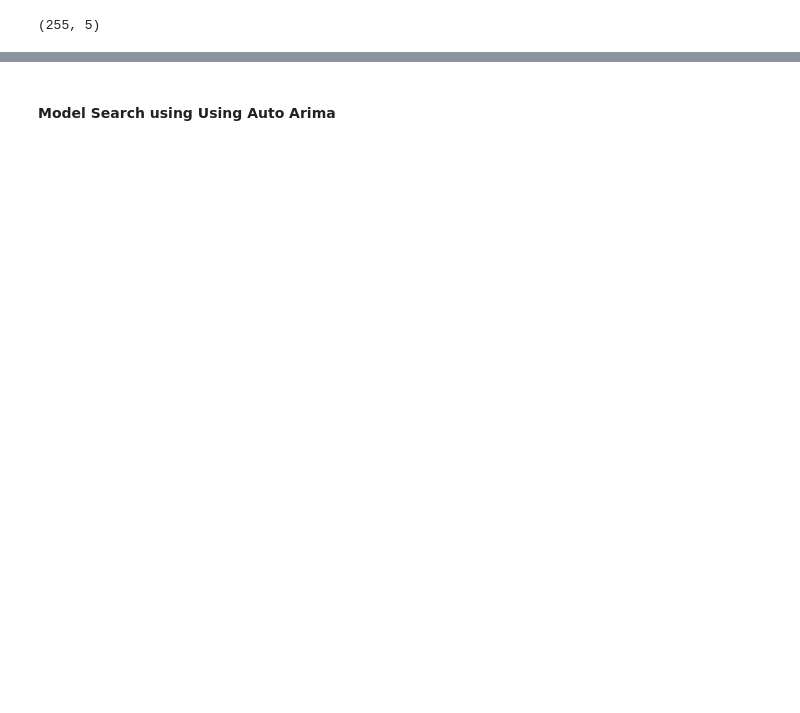
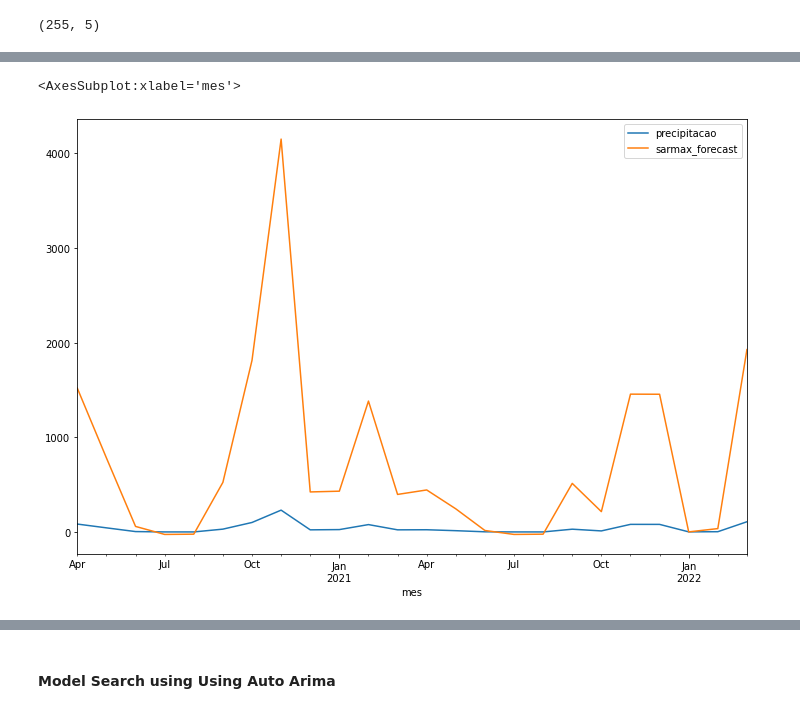
Before and after one commit to ManuelS0usa/TS-Precipitation-Forecast, a Jupyter notebook: ARMA_Models.ipynb, the cells around one changed output, grey strips where cells are left out. Cells and saved outputs as stored; diff of their text form; code cells hidden in the pictures; blank space fills up the shorter version.

```diff
--- a/ARMA_Models.ipynb
+++ b/ARMA_Models.ipynb
@@ -455,0 +487,21 @@ mydata.shape
+# %%
+# https://www.calendarr.com/portugal/estacoes-do-ano/
+
+import datetime
+
+mydata2 = mydata
+mydata2 = mydata2.reset_index()
+mydata2['mes'] = pd.to_datetime(mydata2['mes'], format='%Y-%m-%d')
+print(mydata2)
+
+# primavera 1
+# verao 2
+# outono 3
+# inverno 4
+
+mydata2['estacoes'] = 0
+mydata2['estacoes'].loc[(mydata2['mes'].dt.month >= 4) & (mydata2['mes'].dt.month <= 6)] = 1
+mydata2['estacoes'].loc[(mydata2['mes'].dt.month >= 7) & (mydata2['mes'].dt.month <= 9)] = 2
+mydata2['estacoes'].loc[(mydata2['mes'].dt.month >= 10) & (mydata2['mes'].dt.month <= 12)] = 3
+mydata2['estacoes'].loc[(mydata2['mes'].dt.month >= 1) & (mydata2['mes'].dt.month <= 3)] = 4
+print(mydata2)
@@ -455,0 +530,3 @@ mydata.shape
+# %%
+mydata2 = mydata2.drop('index', axis=1)
+print(mydata2)
@@ -455,0 +535,5 @@ mydata.shape
+# %%
+data_size = mydata2.shape[0]
+train_data_x = mydata2.iloc[:(data_size - fh)]
+test_data_x = mydata2.iloc[(data_size - fh):]
+print(mydata2.shape, train_data_x.shape, test_data_x.shape)
@@ -455,0 +542,3 @@ mydata.shape
+# %%
+train_data_x = train_data_x.set_index('mes')
+test_data_x = test_data_x.set_index('mes')
@@ -455,0 +566,11 @@ mydata.shape
+# %%
+# fit model
+sarmax_model = SARIMAX(train_data_x['precipitacao'], exog=train_data_x['estacoes'], order=(1, 0, 0), seasonal_order=(1, 0, 1, 12)).fit(disp=False)
+# make prediction
+# exog_forecast = mydata2.loc[230:255,['estacoes']
+# print(exog_forecast)
+forecast_data['sarmax_forecast'] = sarmax_model.predict(start=231, end=254, exog=test_data_x['precipitacao'], dynamic=True)
+forecast_data[['precipitacao', 'sarmax_forecast']].iloc[-fh:].plot(figsize=(12, 8))
+# %% [output]
+<AxesSubplot:xlabel='mes'>
+[figure, added]
```
Also changed, not shown: parts of 27 cells of this notebook, 4 other files.
